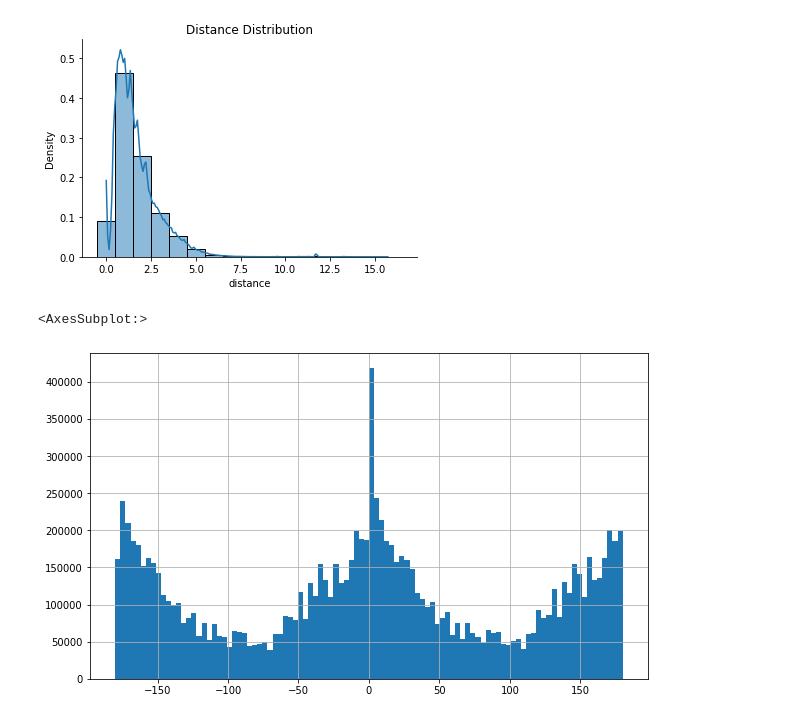
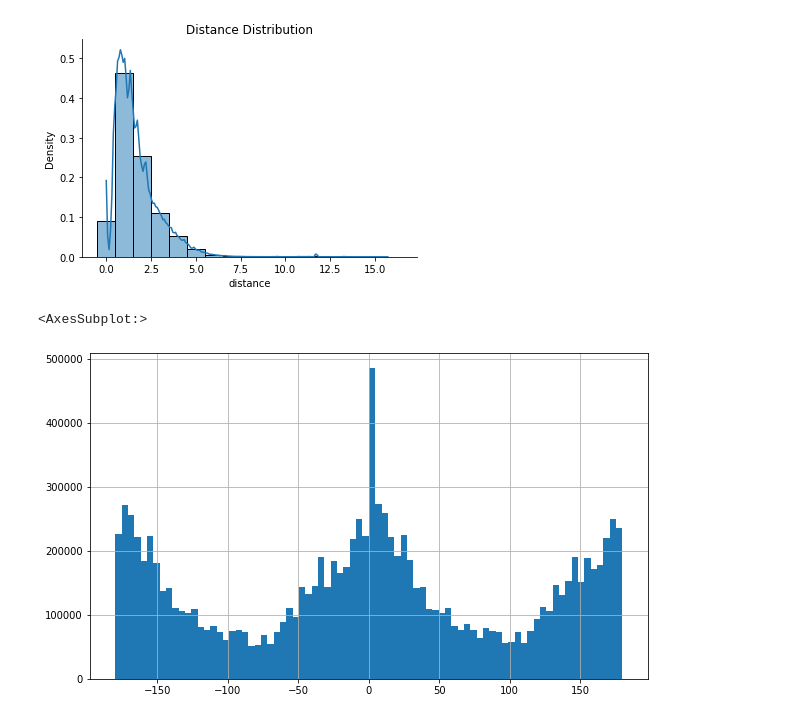
Before and after one commit to kelvinpurdom/HelsinkiCityBikes, a Jupyter notebook: notebooks/HelsinkiCityBikes.ipynb, the cells around one changed output. Cells and saved outputs as stored; diff of their text form; code cells hidden in the pictures.

```diff
--- a/notebooks/HelsinkiCityBikes.ipynb
+++ b/notebooks/HelsinkiCityBikes.ipynb
@@ -426,7 +412,7 @@ df['delta_lat'] = df.departure_latitude - df.return_latitude
 df['direction'] = calculate_direction(df.delta_lon, df.delta_lat)
 # %%
 plt.figure(figsize=(10,6))
-df.direction.hist(bins=100)
+df.direction.hist(bins=80)
 # %% [output]
 <AxesSubplot:>
-[figure, old version]
+[figure, new version]
```
Also changed, not shown: parts of 3 cells of this notebook.
